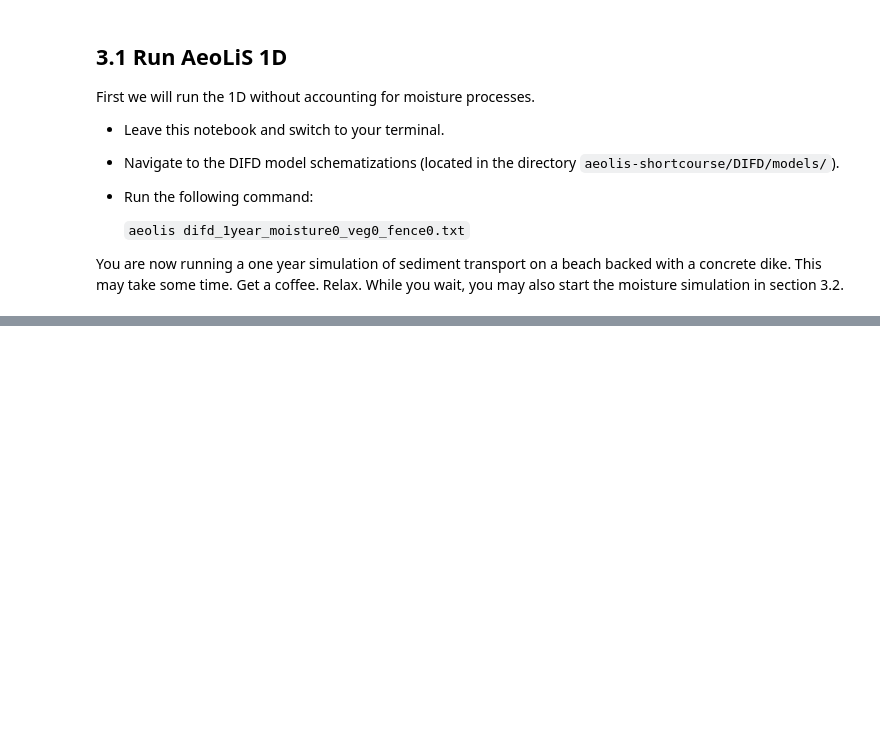
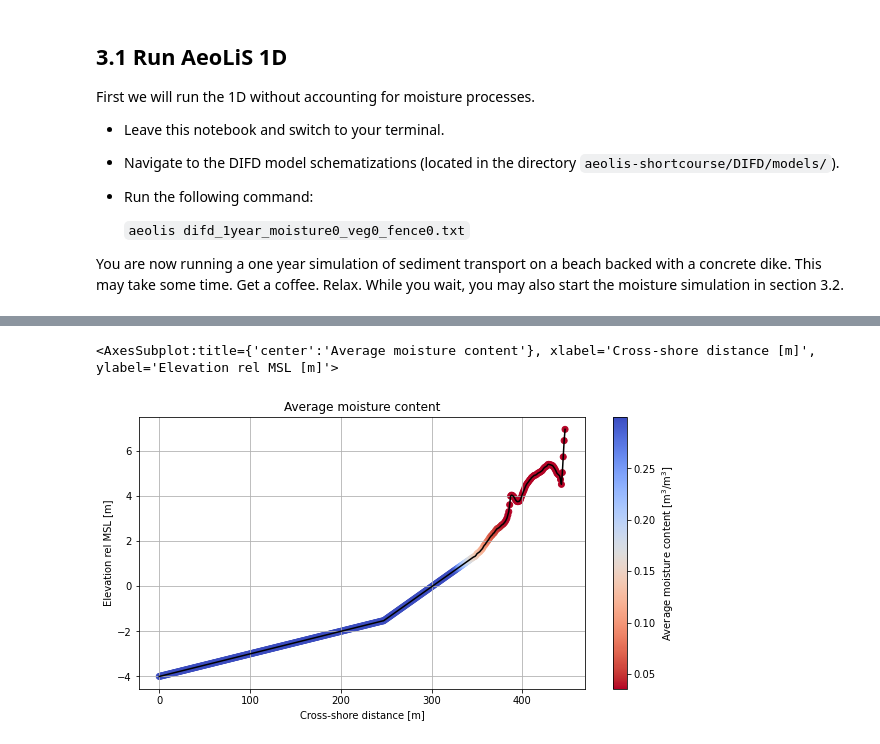
Before and after one commit to openearth/aeolis-shortcourse, a Jupyter notebook: DIFD/notebooks/AeoLiS - 3. 1D case with moisture effects.ipynb, the cells around one changed output, grey strips where cells are left out. Cells and saved outputs as stored; diff of their text form; code cells hidden in the pictures; blank space fills up the shorter version.

```diff
--- a/DIFD/notebooks/AeoLiS - 3. 1D case with moisture effects.ipynb
+++ b/DIFD/notebooks/AeoLiS - 3. 1D case with moisture effects.ipynb
@@ -70,0 +81,5 @@ And read the model output.
+# %%
+plot_moisture_ave('../models/difd_1year_moisture1_veg0_fence0.nc')
+# %% [output]
+<AxesSubplot:title={'center':'Average moisture content'}, xlabel='Cross-shore distance [m]', ylabel='Elevation rel MSL [m]'>
+[figure, added]
```
Also changed, not shown: parts of 14 cells of this notebook, 4 other files.
